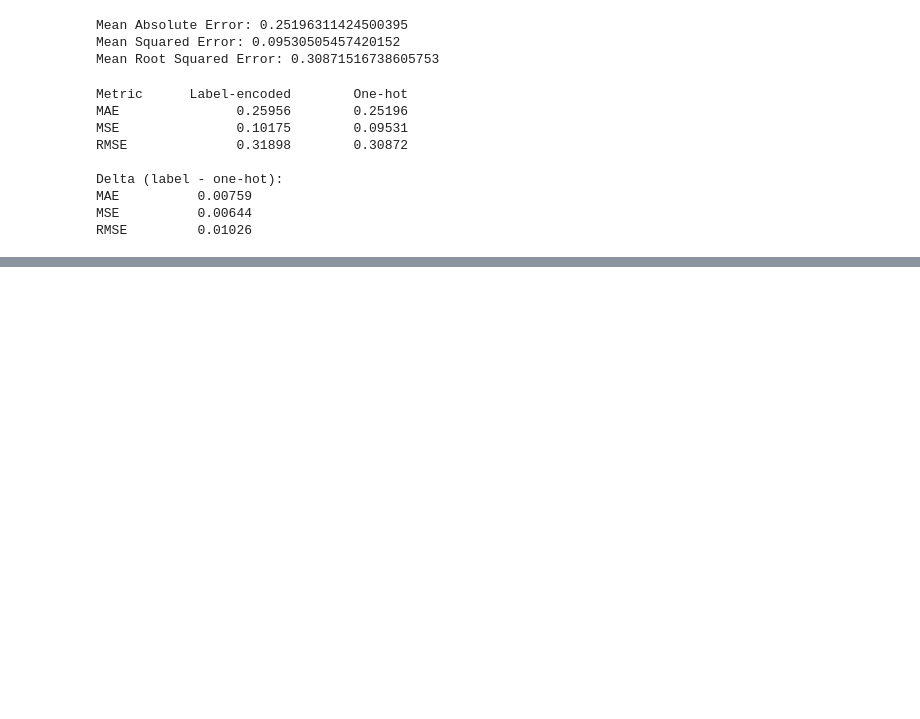
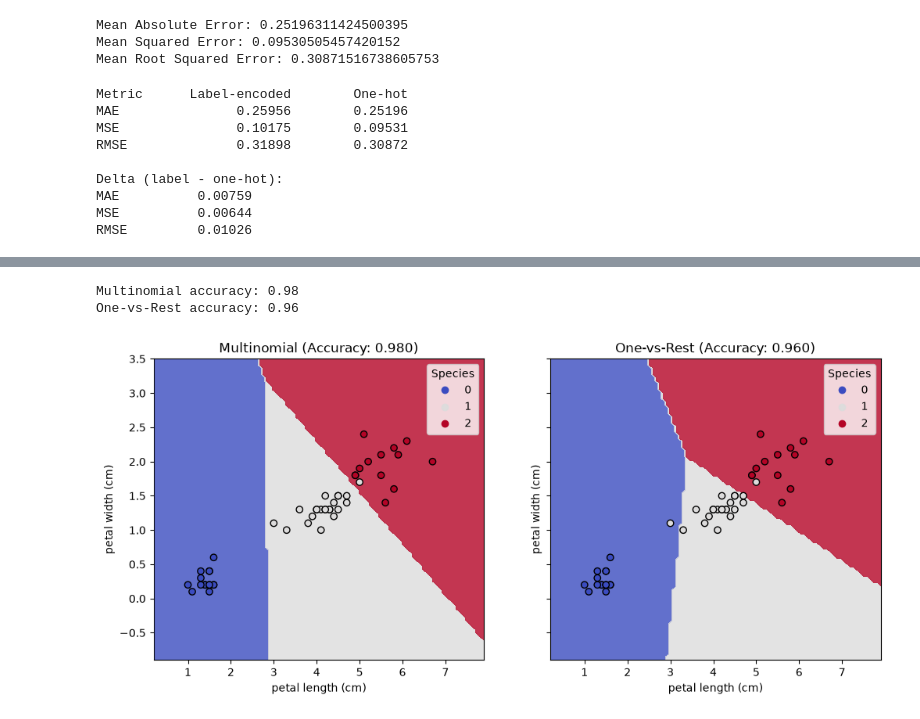
Before and after one commit to SomeoneElseSt/cs-156, a Jupyter notebook: session-2/pcw-iris-dataset.ipynb, the cells around one changed output, grey strips where cells are left out. Drawn from its saved outputs; the diff is of its cells as text; code cells hidden in the pictures; blank space fills up the shorter version.

Commit message:
feat: logistic regression for target species

```diff
--- a/session-2/pcw-iris-dataset.ipynb
+++ b/session-2/pcw-iris-dataset.ipynb
@@ -172,0 +180,38 @@ RMSE         0.01026
+# %%
+# Features and target for classification
+X_clf = iris[['petal length (cm)', 'petal width (cm)']]
+y_clf = iris['target']
+# %%
+# Split train and test sets
+X_train_clf, X_test_clf, y_train_clf, y_test_clf = train_test_split(
+    X_clf, y_clf, test_size=0.33, random_state=101
+)
+# %%
+# Train multinomial and one-vs-rest logistic regression
+log_reg_multinomial = LogisticRegression(max_iter=200).fit(X_train_clf, y_train_clf)
+log_reg_ovr = OneVsRestClassifier(LogisticRegression(max_iter=200)).fit(X_train_clf, y_train_clf)
+# %%
+# Compare accuracy on the held-out test set
+accuracy_multinomial = log_reg_multinomial.score(X_test_clf, y_test_clf)
+accuracy_ovr = log_reg_ovr.score(X_test_clf, y_test_clf)
+print('Multinomial accuracy:', accuracy_multinomial)
+print('One-vs-Rest accuracy:', accuracy_ovr)
+# %% [output]
+Multinomial accuracy: 0.98
+One-vs-Rest accuracy: 0.96
+# %%
+# Plot decision boundaries side by side
+fig, (ax1, ax2) = plt.subplots(1, 2, figsize=(12, 5), sharex=True, sharey=True)
+
+for model, title, ax in [
+    (log_reg_multinomial, f"Multinomial (Accuracy: {accuracy_multinomial:.3f})", ax1),
+    (log_reg_ovr, f"One-vs-Rest (Accuracy: {accuracy_ovr:.3f})", ax2),
+]:
+    DecisionBoundaryDisplay.from_estimator(
+        model, X_train_clf, ax=ax, response_method='predict', alpha=0.8, multiclass_colors='coolwarm',
+    )
+    scatter = ax.scatter(X_test_clf.iloc[:, 0], X_test_clf.iloc[:, 1], c=y_test_clf, cmap='coolwarm', edgecolor='k')
+    ax.legend(*scatter.legend_elements(), title='Species')
+    ax.set(title=title, xlabel=X_clf.columns[0], ylabel=X_clf.columns[1])
+# %% [output]
+[figure, added]
```
Also changed, not shown: parts of 2 cells of this notebook.
